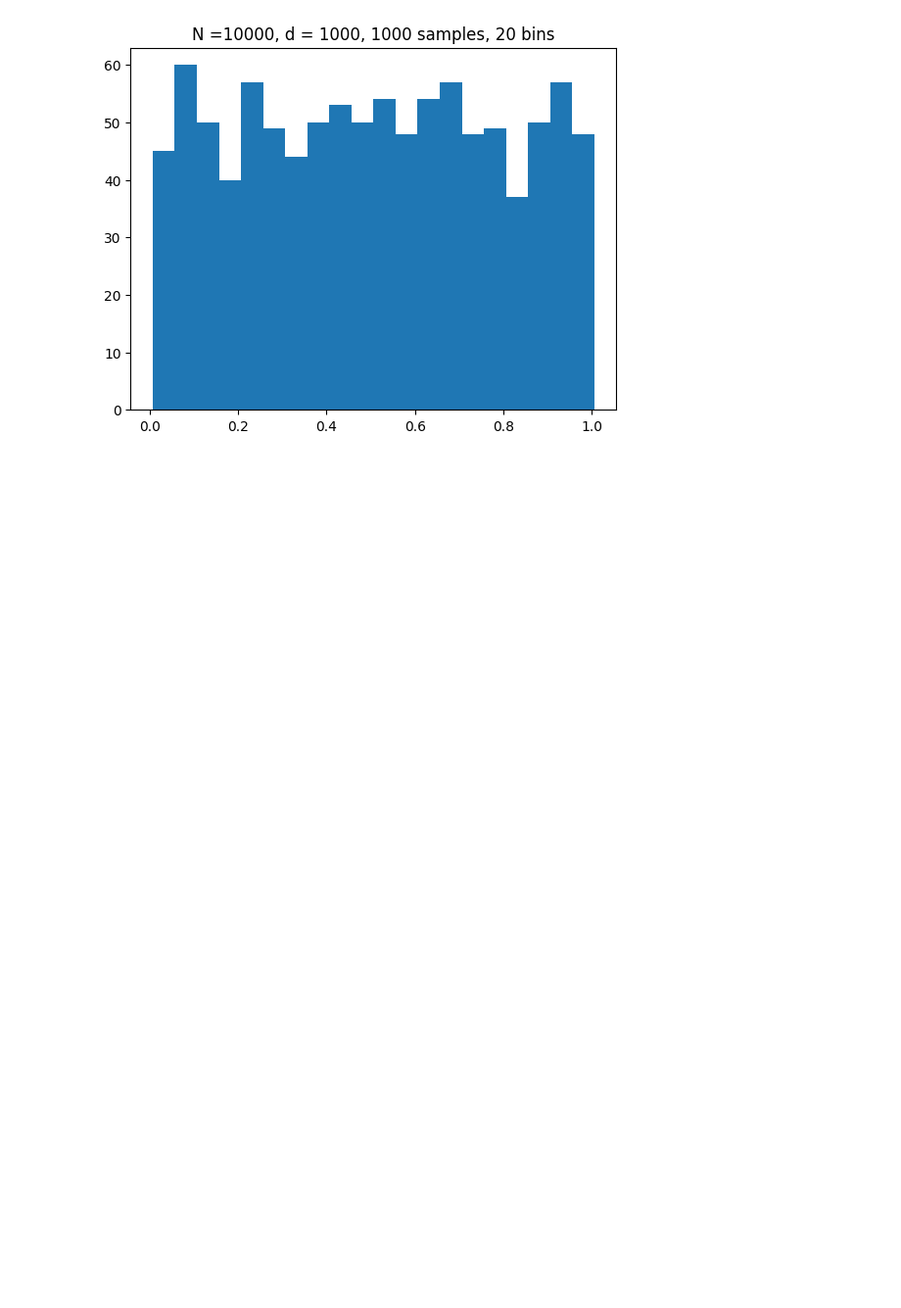
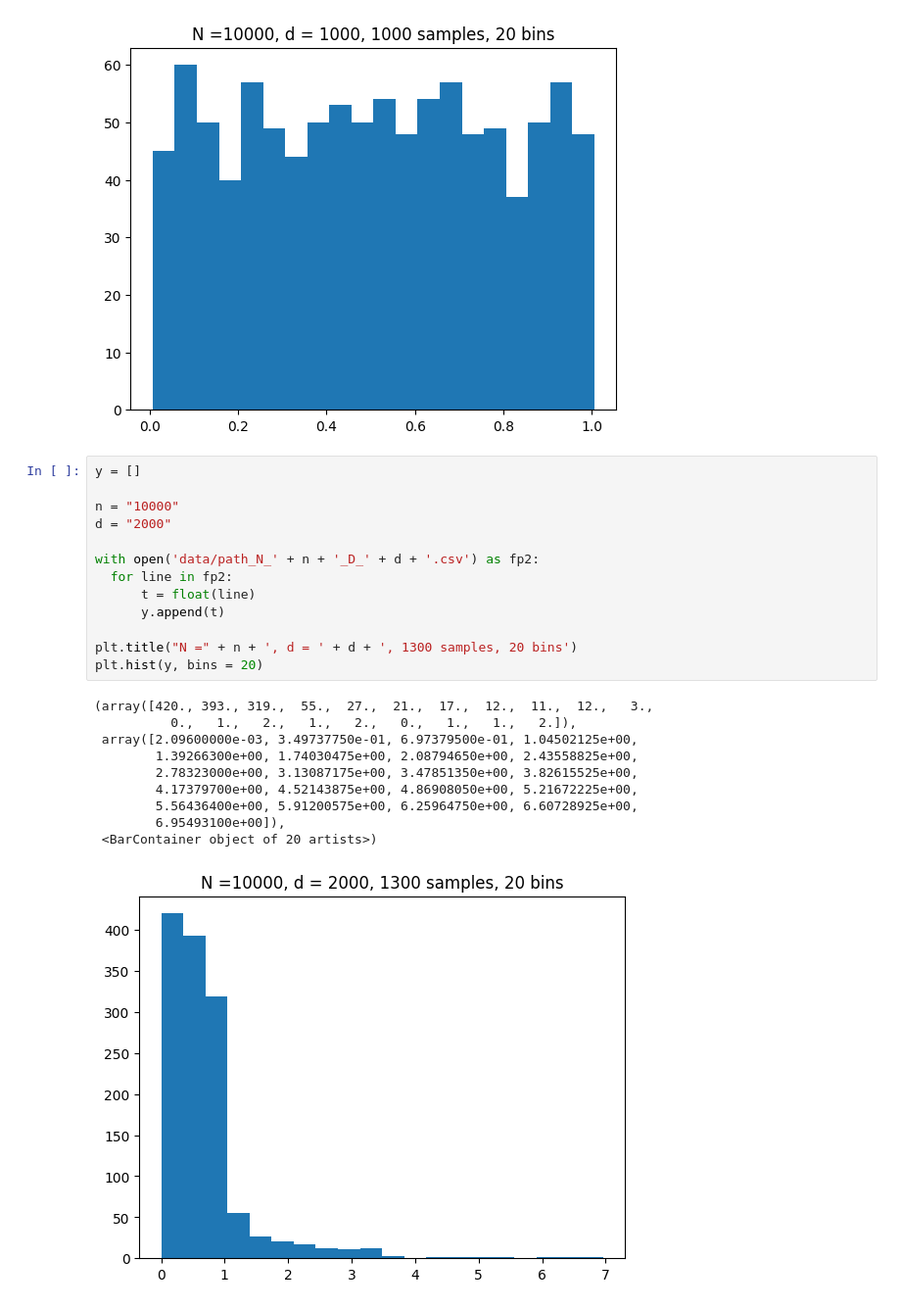
Before and after one commit to yyang1729/Rumor-Propagation-of-Lattice-Graphs, a Jupyter notebook: histogram.ipynb, the cells around one changed output. Shown at 98% size. Drawn from its saved outputs; the diff is of its cells as text; blank space fills up the shorter version.

Commit message:
complete N 10000 d 2000 samples

```diff
--- a/histogram.ipynb
+++ b/histogram.ipynb
@@ -140,3 +140,27 @@ plt.hist(y, bins = 20)
         1.005966  ]),
  <BarContainer object of 20 artists>)
 [figure]
+# %%
+y = []
+
+n = "10000"
+d = "2000"
+
+with open('data/path_N_' + n + '_D_' + d + '.csv') as fp2:
+  for line in fp2:
+      t = float(line)
+      y.append(t)
+
+plt.title("N =" + n + ', d = ' + d + ', 1300 samples, 20 bins')
+plt.hist(y, bins = 20)
+# %% [output]
+(array([420., 393., 319.,  55.,  27.,  21.,  17.,  12.,  11.,  12.,   3.,
+          0.,   1.,   2.,   1.,   2.,   0.,   1.,   1.,   2.]),
+ array([2.09600000e-03, 3.49737750e-01, 6.97379500e-01, 1.04502125e+00,
+        1.39266300e+00, 1.74030475e+00, 2.08794650e+00, 2.43558825e+00,
+        2.78323000e+00, 3.13087175e+00, 3.47851350e+00, 3.82615525e+00,
+        4.17379700e+00, 4.52143875e+00, 4.86908050e+00, 5.21672225e+00,
+        5.56436400e+00, 5.91200575e+00, 6.25964750e+00, 6.60728925e+00,
+        6.95493100e+00]),
+ <BarContainer object of 20 artists>)
+[figure, added]
```
Also changed, not shown: 1 other file.
